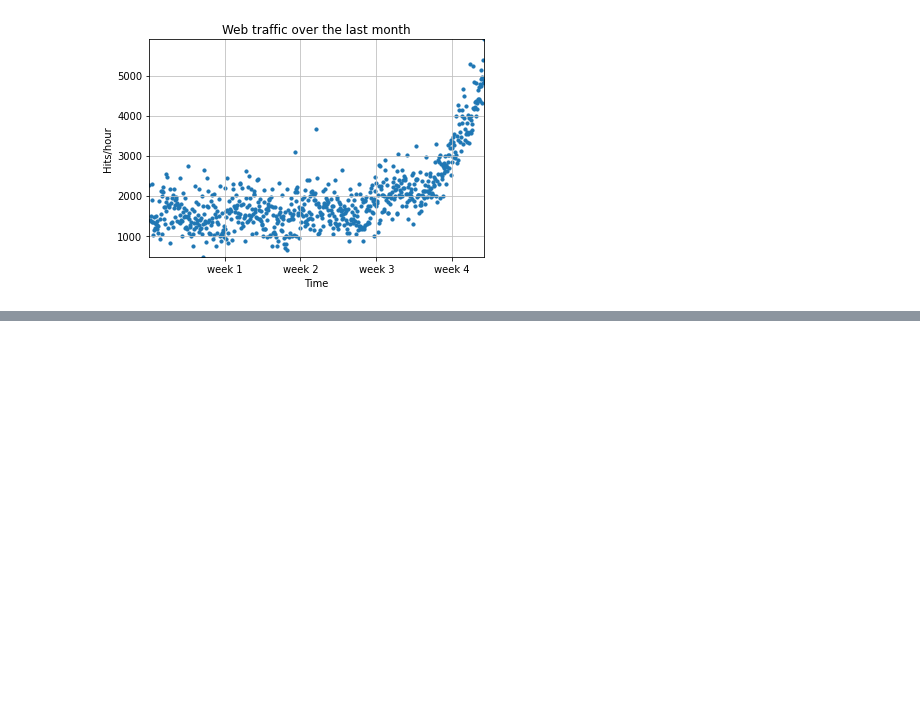
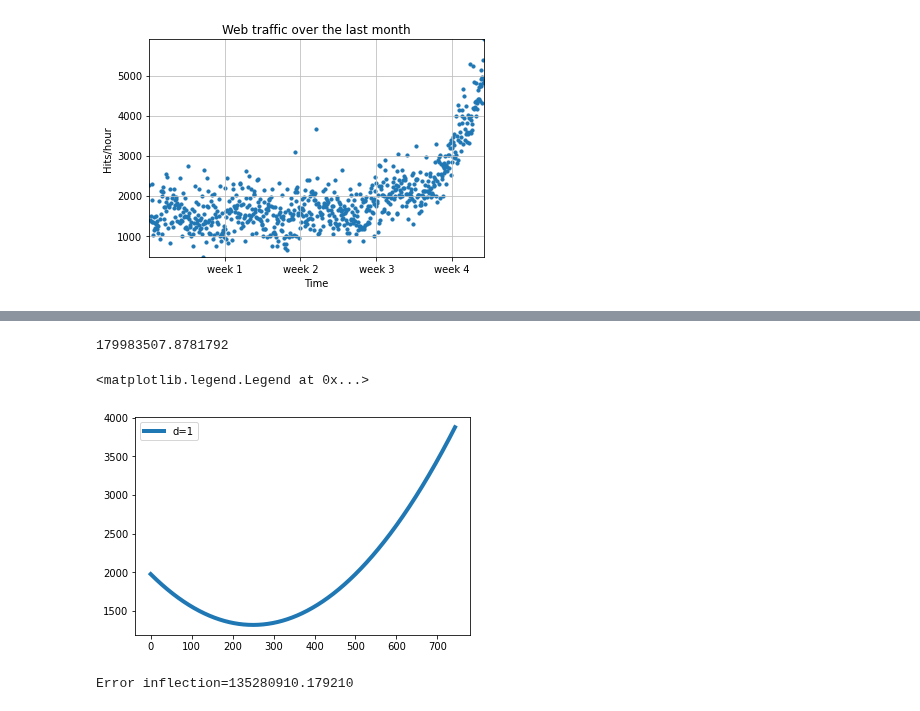
Before and after one commit to Sinrez/pyCoursera, a Jupyter notebook: from_machine_learning_book.ipynb, the cells around one changed output, grey strips where cells are left out. Drawn from its saved outputs; the diff is of its cells as text; code cells hidden in the pictures; blank space fills up the shorter version.

```diff
--- a/from_machine_learning_book.ipynb
+++ b/from_machine_learning_book.ipynb
@@ -63,0 +94,12 @@ sp.sum(sp.isnan(y))
+# %%
+>>> f2 = sp.poly1d(f2p)
+>>> print(error(f2, x, y))
+# %% [output]
+179983507.8781792
+# %%
+fx = sp.linspace(0,x[-1], 1000) # сгенерировать значения X для графика
+plt.plot(fx, f2(fx), linewidth=4)
+plt.legend(["d=%i" % f1.order], loc="upper left")
+# %% [output]
+<matplotlib.legend.Legend at 0x...>
+[figure, added]
@@ -63,0 +115,8 @@ sp.sum(sp.isnan(y))
+# %%
+fa = sp.poly1d(sp.polyfit(xa, ya, 1))
+fb = sp.poly1d(sp.polyfit(xb, yb, 1))
+fa_error = error(fa, xa, ya)
+fb_error = error(fb, xb, yb)
+print("Error inflection=%f" % (fa_error + fb_error))
+# %% [output]
+Error inflection=135280910.179210
```
Also changed, not shown: parts of 9 cells of this notebook.
